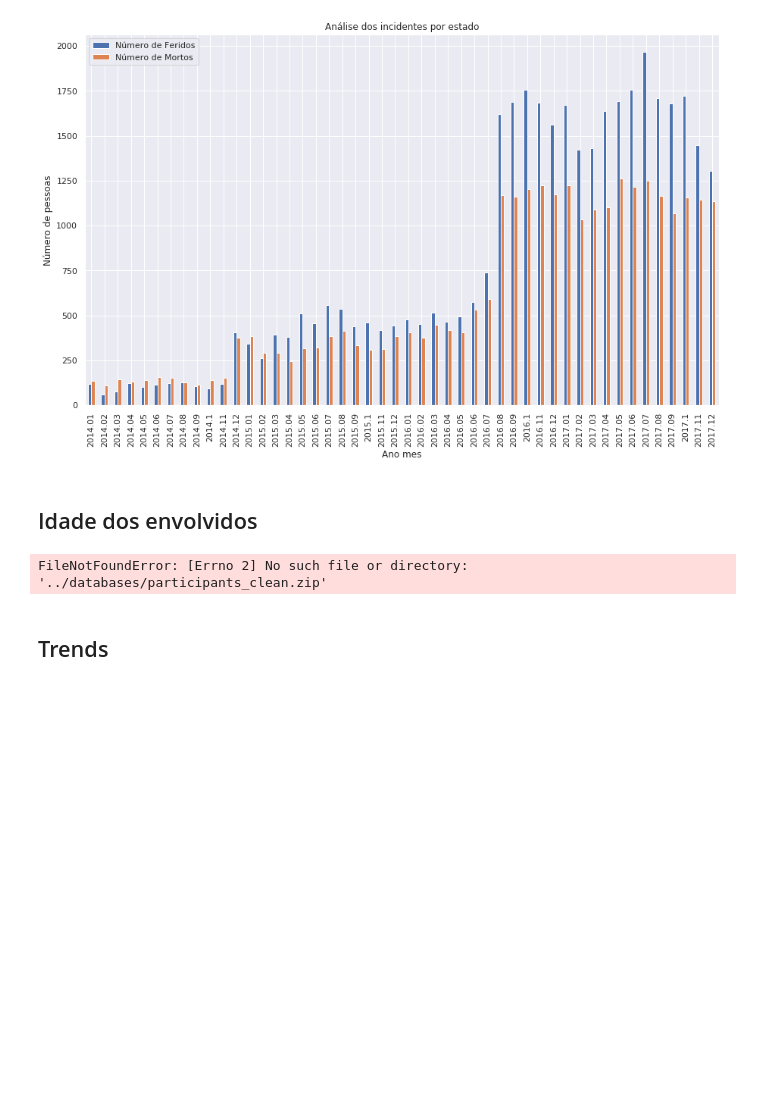
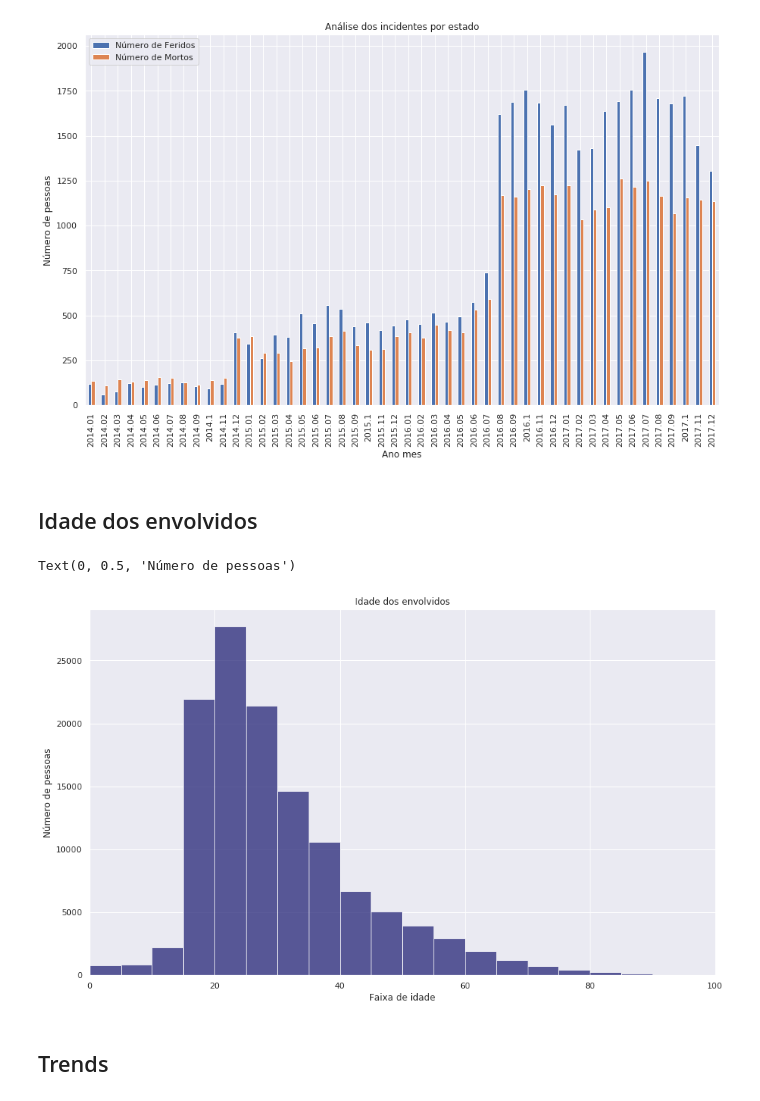
Before and after one commit to PedroPrisxzma/DataScience-Project, a Jupyter notebook: notebooks/Exploratory_Analysis.ipynb, the cells around one changed output. Cells and saved outputs as stored; diff of their text form; code cells hidden in the pictures; blank space fills up the shorter version.

```diff
--- a/notebooks/Exploratory_Analysis.ipynb
+++ b/notebooks/Exploratory_Analysis.ipynb
@@ -52,2 +50,7 @@ states = pd.read_csv('../databases/states.zip', compression='zip')
+# %%
+# Load datasets
+gun_violence = pd.read_csv('../databases/gun_violence_clean.zip', compression='zip')
+participants = pd.read_csv('../databases/participants.zip', compression='zip')
+states = pd.read_csv('../databases/states.zip', compression='zip')
 # %% [markdown]
 ## Número de Incidentes por Estado
@@ -244,28 +219,26 @@ plt.show()
 [figure]
 # %% [markdown]
 ## Idade dos envolvidos
-# %%
-participants = pd.read_csv('../databases/participants_clean.zip', compression='zip')
-# %% [output]
-FileNotFoundError: [Errno 2] No such file or directory: '../databases/participants_clean.zip'
 # %%
+ax = sns.distplot(
+    participants[['participant_age']],
+    bins=[i for i in range(0,100, 5)],
+    kde=False,
+    color='midnightblue',
+    hist_kws=dict(alpha=0.7)
+)
 
-
-idade_participant = participants[['participant_age']]
-ax = idade_participant.plot.hist(bins =  [i for i in range(0,100, 5)], label='Idade dos Participantes')
-
-ax.xaxis.set_major_locator(ticker.MultipleLocator(5))
-ax.xaxis.set_major_formatter(ticker.ScalarFormatter())
-
+# Limita os valores dos eixos
+ax.set(xlim=(0, 100))
 # Título do plot
-plt.title("Grupos de Idade dos envolvidos")
+plt.title("Idade dos envolvidos")
 # Nome do eixo x
-plt.xlabel('Faixas de idade')
+plt.xlabel('Faixa de idade')
 # Nome do eixo y
 plt.ylabel('Número de pessoas')
-# Rotaciona nomes no eixo x
-plt.legend()
-plt.show()
+# %% [output]
+Text(0, 0.5, 'Número de pessoas')
+[figure, added]
 # %% [markdown]
 ## Trends
 # %%
```
Also changed, not shown: parts of 18 cells of this notebook.
